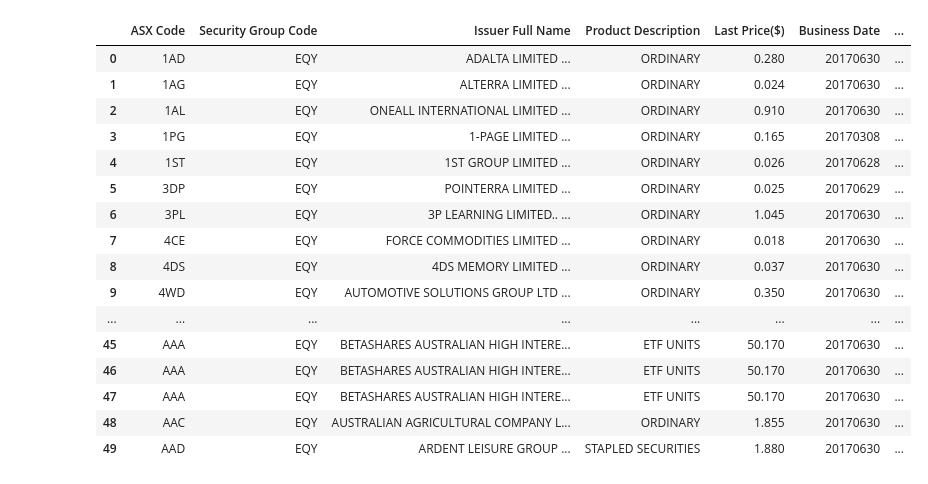
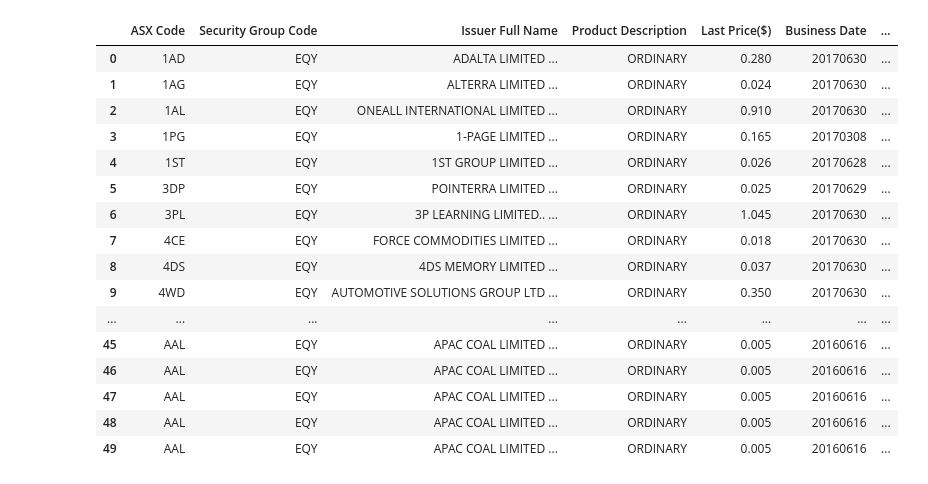
Before and after one commit to TruptiRadadiya/Australian_Stock_Market_Analysis, a Jupyter notebook: DataCleaning/merge_dividends_splits_together.ipynb, the cells around one changed output. Cells and saved outputs as stored; diff of their text form; code cells hidden in the pictures.

Commit message:
merged summed yearly dividends & splits data

```diff
--- a/DataCleaning/merge_dividends_splits_together.ipynb
+++ b/DataCleaning/merge_dividends_splits_together.ipynb
@@ -6,47 +4,57 @@ import json
 # %%
 # Load dividends_data.csv and using only the 'ASX Code' and 'Dividend' columns
-dividends_data = pd.read_csv('resources/dividends_data.csv', usecols=['ASX Code', 'Dividends'])
+dividends_data = pd.read_csv('resources/dividends_data.csv')
+
+# Convert 'Date' column to datetime format & extract year from 'Date' column
+dividends_data['Date'] = pd.to_datetime(dividends_data['Date'], dayfirst=True)
+dividends_data['Year'] = dividends_data['Date'].dt.year
+
+# Sort the DataFrame by 'Year' and 'ASX Code' & group by 'Year' and sum up the totals for each year
+dividends_data_sorted = dividends_data.sort_values(by=['Year', 'ASX Code'])
+yearly_totals = dividends_data_sorted.groupby(['ASX Code', 'Year'])['Dividends'].sum().reset_index()
 
 # Load splits_data.csv and using only the 'Year' and 'Splits' columns
 splits_data = pd.read_csv('resources/splits_data.csv', usecols=['ASX Code', 'Splits', 'Year'])
 
-# Loading combined_data.csv to merge other file into
+# Load merged_industries.csv to merge other files into
 combined_data = pd.read_csv('resources/merged_industries.csv')
 # %%
 # Merge dividends_data with combined_data based on 'ASX Code' and 'Year'
-combined_data = pd.merge(combined_data, dividends_data, left_on='ASX Code', right_on='ASX Code', how='left')
+combined_data = pd.merge(combined_data, yearly_totals, left_on='ASX Code', right_on='ASX Code', how='left')
 
 # Check for and sort duplicate index labels in splits_data
-if splits_data.index.duplicated().any():
-    splits_data = splits_data[~splits_data.index.duplicated(keep='first')]
+#if splits_data.index.duplicated().any():
+    #splits_data = splits_data[~splits_data.index.duplicated(keep='first')]
 # %%
 # Merge splits_data with combined_data based on 'Year', specifying custom suffixes
 combined_data = pd.merge(combined_data, splits_data, on=['Year', 'ASX Code'], how='left', suffixes=('', '_splits'))
 
-# Drop duplicate column
+# Drop duplicate columns
+combined_data.drop(columns=['Splits_splits'], inplace=True)
+combined_data.drop(columns=['Year_y'], inplace=True)
 combined_data.drop(columns=['Splits_splits'], inplace=True)
 
 # Drop duplicate rows
-combined_data_cleaned = combined_data.drop_duplicates()
+#combined_data_cleaned = combined_data.drop_duplicates()
 
 combined_data.head(50)
 # %% [output]
 |  | ASX Code | Security Group Code | Issuer Full Name | Product Description | Last Price($) | Business Date | ... |
 | 0 | 1AD | EQY | ADALTA LIMITED ... | ORDINARY | 0.280 | 20170630 | ... |
 | 1 | 1AG | EQY | ALTERRA LIMITED ... | ORDINARY | 0.024 | 20170630 | ... |
 | 2 | 1AL | EQY | ONEALL INTERNATIONAL LIMITED ... | ORDINARY | 0.910 | 20170630 | ... |
 | 3 | 1PG | EQY | 1-PAGE LIMITED ... | ORDINARY | 0.165 | 20170308 | ... |
 | 4 | 1ST | EQY | 1ST GROUP LIMITED ... | ORDINARY | 0.026 | 20170628 | ... |
 | 5 | 3DP | EQY | POINTERRA LIMITED ... | ORDINARY | 0.025 | 20170629 | ... |
 | 6 | 3PL | EQY | 3P LEARNING LIMITED.. ... | ORDINARY | 1.045 | 20170630 | ... |
 | 7 | 4CE | EQY | FORCE COMMODITIES LIMITED ... | ORDINARY | 0.018 | 20170630 | ... |
 | 8 | 4DS | EQY | 4DS MEMORY LIMITED ... | ORDINARY | 0.037 | 20170630 | ... |
 | 9 | 4WD | EQY | AUTOMOTIVE SOLUTIONS GROUP LTD ... | ORDINARY | 0.350 | 20170630 | ... |
 | ... | ... | ... | ... | ... | ... | ... | ... |
-| 45 | AAA | EQY | BETASHARES AUSTRALIAN HIGH INTERE... | ETF UNITS | 50.170 | 20170630 | ... |
-| 46 | AAA | EQY | BETASHARES AUSTRALIAN HIGH INTERE... | ETF UNITS | 50.170 | 20170630 | ... |
-| 47 | AAA | EQY | BETASHARES AUSTRALIAN HIGH INTERE... | ETF UNITS | 50.170 | 20170630 | ... |
-| 48 | AAC | EQY | AUSTRALIAN AGRICULTURAL COMPANY L... | ORDINARY | 1.855 | 20170630 | ... |
-| 49 | AAD | EQY | ARDENT LEISURE GROUP ... | STAPLED SECURITIES | 1.880 | 20170630 | ... |
+| 45 | AAL | EQY | APAC COAL LIMITED ... | ORDINARY | 0.005 | 20160616 | ... |
+| 46 | AAL | EQY | APAC COAL LIMITED ... | ORDINARY | 0.005 | 20160616 | ... |
+| 47 | AAL | EQY | APAC COAL LIMITED ... | ORDINARY | 0.005 | 20160616 | ... |
+| 48 | AAL | EQY | APAC COAL LIMITED ... | ORDINARY | 0.005 | 20160616 | ... |
+| 49 | AAL | EQY | APAC COAL LIMITED ... | ORDINARY | 0.005 | 20160616 | ... |
 # %%
 combined_data.to_csv('resources\dividends_splits_merged.csv', index=False)
```
Also changed, not shown: parts of 1 cell of this notebook, 2 other files.
